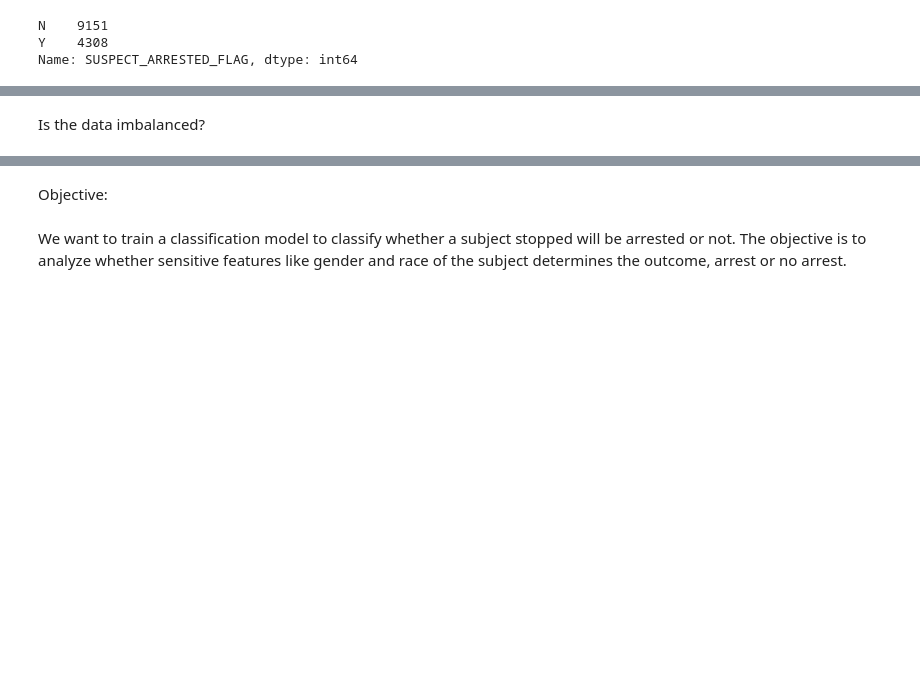
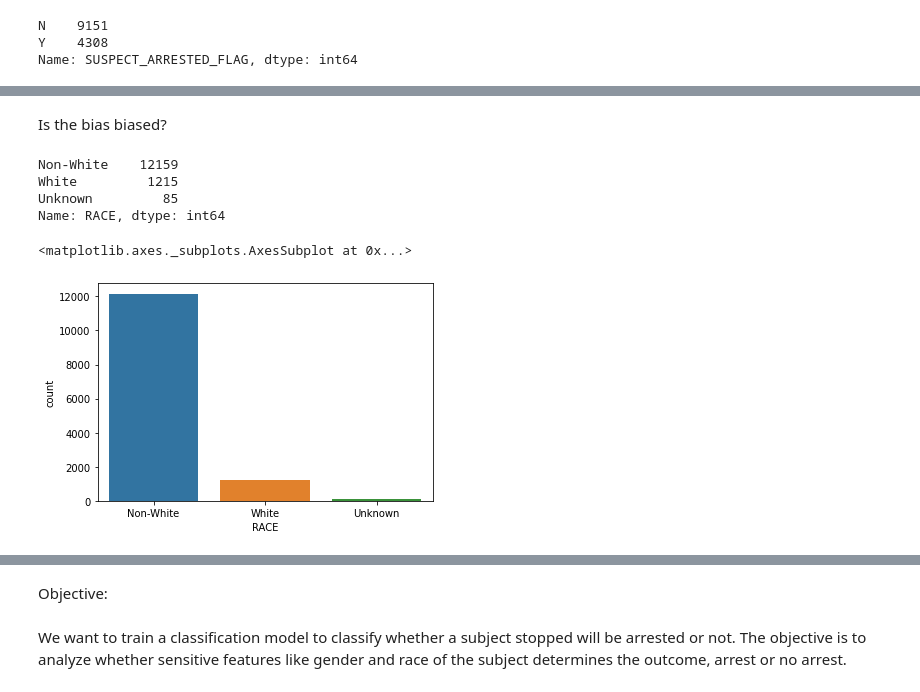
Before and after one commit to Ananyadevaraju/CE888---Assignment-1, a Jupyter notebook: Assignment_1.ipynb, the cells around one changed output, grey strips where cells are left out. Cells and saved outputs as stored; diff of their text form; code cells hidden in the pictures; blank space fills up the shorter version.

```diff
--- a/Assignment_1.ipynb
+++ b/Assignment_1.ipynb
@@ -86,0 +142,3 @@ Data transformation and sensitive features:
+# %%
+#replacing (null) values with Unknown
+stop_search_df["SUSPECT_SEX"] = stop_search_df["SUSPECT_SEX"].replace(to_replace = ["(null)"], value = "Unknown")
@@ -86,0 +157,21 @@ Data transformation and sensitive features:
+# %%
+#replace (null) values with Unknown
+stop_search_df["SUSPECT_RACE_DESCRIPTION"] = stop_search_df["SUSPECT_RACE_DESCRIPTION"].replace(to_replace = ["(null)"], value = "Unknown")
+
+
+#converting all classes other than Whites as Non-Whites - creating binary sensitive variable
+
+race = []
+for x in stop_search_df["SUSPECT_RACE_DESCRIPTION"]:
+  if x == "WHITE":
+    y = "White"
+  elif x == "Unknown":
+    y = "Unknown"
+  else:
+    y = "Non-White"
+  race.append(y)
+
+stop_search_df["RACE"] = race
+
+#value_counts
+stop_search_df["RACE"].value_counts()
@@ -86,0 +183,16 @@ Data transformation and sensitive features:
+# %%
+#extracting hour from time column
+stop_search_df["Parts_of_day"] = pd.to_datetime(stop_search_df["STOP_FRISK_TIME"], format = "%H:%M:%S").dt.hour
+#converting into day or not
+
+#converting time into parts of day
+Parts_of_day = []
+for t in stop_search_df["Parts_of_day"]:
+  if t >= 0 & t < 6:
+    part = "Night"
+  else:
+    part = "Day"
+  Parts_of_day.append(part)
+
+#adding new column "Parts_of_day" to the dataframe
+stop_search_df["Parts_of_day"] = Parts_of_day
@@ -124,2 +236,17 @@ Testing for bias in data:
 # %% [markdown]
-Is the data imbalanced?
+Is the bias biased?
+# %%
+#does the data suggest racial bias?
+#racial distribution of subjects stopped
+stop_search_df["RACE"].value_counts()
+# %% [output]
+Non-White    12159
+White         1215
+Unknown         85
+Name: RACE, dtype: int64
+# %%
+#racial distribution of subjects stopped
+sns.countplot(x = "RACE", data = stop_search_df)
+# %% [output]
+<matplotlib.axes._subplots.AxesSubplot at 0x...>
+[figure, added]
```
Also changed, not shown: parts of 59 cells of this notebook.
